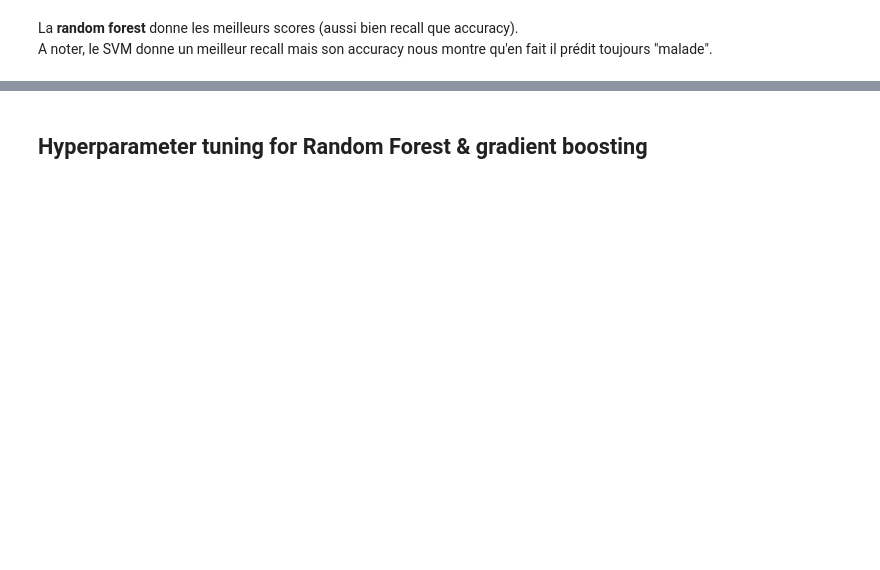
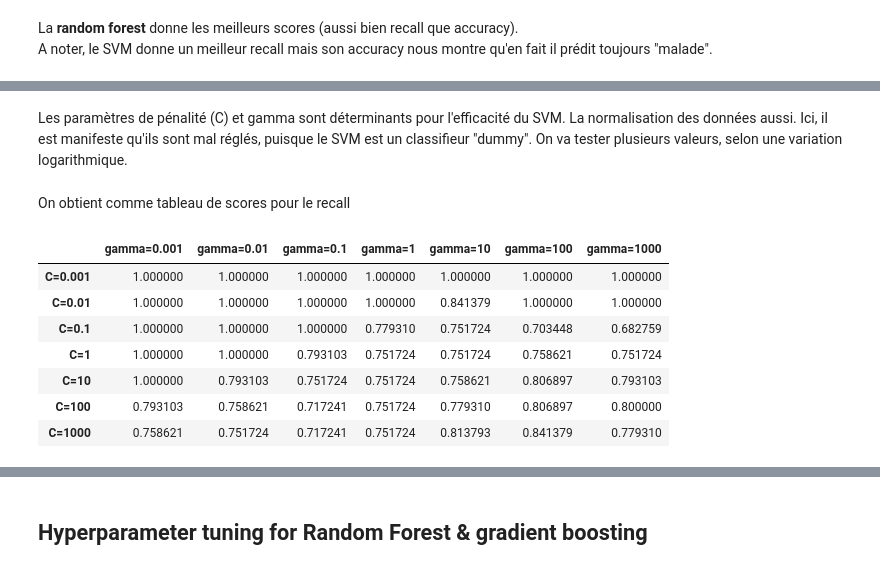
Before and after one commit to aymericfloyrac/Python_for_datascience, a Jupyter notebook: Projet Python.ipynb, the cells around one changed output, grey strips where cells are left out. Drawn from its saved outputs; the diff is of its cells as text; code cells hidden in the pictures; blank space fills up the shorter version.

```diff
--- a/Projet Python.ipynb
+++ b/Projet Python.ipynb
@@ -465,18 +444,20 @@ np.sum(ytest==-1)/ytest.shape[0]
 Faisons un benchmark, pour sélectionner le modèle que nous optimiserons pour la suite
 # %%
 rf = RandomForestClassifier(n_estimators=100,max_depth=None)
-svm = SVC(C=0.1,gamma=1)
+svm = SVC()
 logit = LogisticRegression()
 gradb = GradientBoostingClassifier()
 dtree = DecisionTreeClassifier()
 nn = MLPClassifier()
+ET = ExtraTreesClassifier()
 classifiers_list = ['regression logisitique',
                    'reseau de neurones',
                    'arbre de decision',
                    'svm',
                    'gradient boosting',
-                   'random forest']
-for i,clf in enumerate([logit,nn,dtree,svm,gradb,rf]):
+                   'random forest',
+                   'extra trees']
+for i,clf in enumerate([logit,nn,dtree,svm,gradb,rf,ET]):
     clf.fit(xtrain_red,ytrain)
     ypred = clf.predict(xtest_red)
     recall = recall_score(ytest,ypred,pos_label=-1,average='binary')
@@ -493,0 +478,6 @@ La **random forest** donne les meilleurs scores (aussi bien recall que accuracy)
+# %% [markdown]
+Les paramètres de pénalité (C) et gamma sont déterminants pour l'efficacité du SVM. La normalisation des données aussi. Ici, il est manifeste qu'ils sont mal réglés, puisque le SVM est un classifieur "dummy". On va tester plusieurs valeurs, selon une variation logarithmique.
+# %%
+xtrain,xtest,ytrain,ytest = train_test_split(X_norm,labels,test_size = 0.3)
+xtrain_red = pca.fit_transform(xtrain)
+xtest_red = pca.transform(xtest)
@@ -493,0 +486,32 @@ La **random forest** donne les meilleurs scores (aussi bien recall que accuracy)
+# %%
+log_range = [1e-3,0.01,0.1,1,10,100,1000]
+res_recall = np.zeros(7)
+res_accuracy = np.zeros(7)
+for valueC in log_range:
+    intermediate_res_recall = []
+    intermediate_res_accuracy = []
+    for value_gamma in log_range:
+        svm = SVC(C=valueC,gamma=value_gamma)
+        svm.fit(xtrain_red,ytrain)
+        ypred = svm.predict(xtest_red)
+        accuracy = accuracy_score(ytest,ypred)
+        recall = recall_score(ytest,ypred,pos_label=-1,average='binary')
+        intermediate_res_recall.append(recall)
+        intermediate_res_accuracy.append(accuracy)
+    res_recall = np.row_stack((res_recall,np.array(intermediate_res_recall)))
+    res_accuracy = np.row_stack((res_accuracy,np.array(intermediate_res_accuracy)))
+res_recall = res_recall[1:]
+res_accuracy = res_accuracy[1:]
+# %% [markdown]
+On obtient comme tableau de scores pour le recall
+# %%
+pd.DataFrame(res_recall,columns=['gamma='+str(v) for v in log_range],index=['C='+str(v) for v in log_range])
+# %% [output]
+|  | gamma=0.001 | gamma=0.01 | gamma=0.1 | gamma=1 | gamma=10 | gamma=100 | gamma=1000 |
+| C=0.001 | 1.000000 | 1.000000 | 1.000000 | 1.000000 | 1.000000 | 1.000000 | 1.000000 |
+| C=0.01 | 1.000000 | 1.000000 | 1.000000 | 1.000000 | 0.841379 | 1.000000 | 1.000000 |
+| C=0.1 | 1.000000 | 1.000000 | 1.000000 | 0.779310 | 0.751724 | 0.703448 | 0.682759 |
+| C=1 | 1.000000 | 1.000000 | 0.793103 | 0.751724 | 0.751724 | 0.758621 | 0.751724 |
+| C=10 | 1.000000 | 0.793103 | 0.751724 | 0.751724 | 0.758621 | 0.806897 | 0.793103 |
+| C=100 | 0.793103 | 0.758621 | 0.717241 | 0.751724 | 0.779310 | 0.806897 | 0.800000 |
+| C=1000 | 0.758621 | 0.751724 | 0.717241 | 0.751724 | 0.813793 | 0.841379 | 0.779310 |
```
Also changed, not shown: parts of 25 cells of this notebook.
